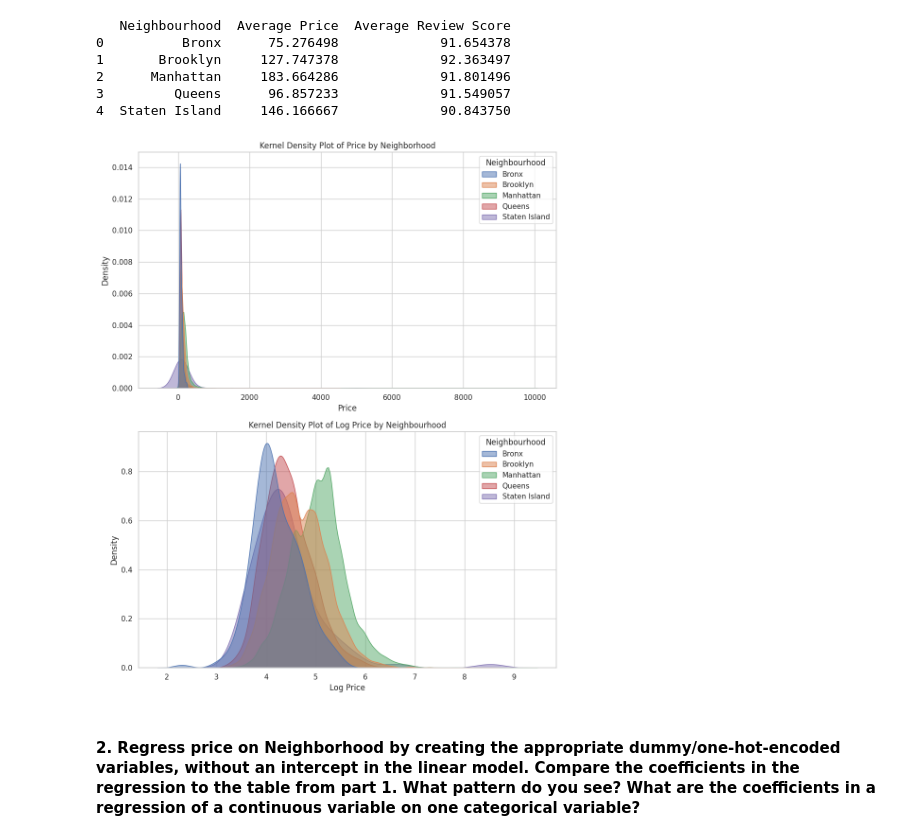
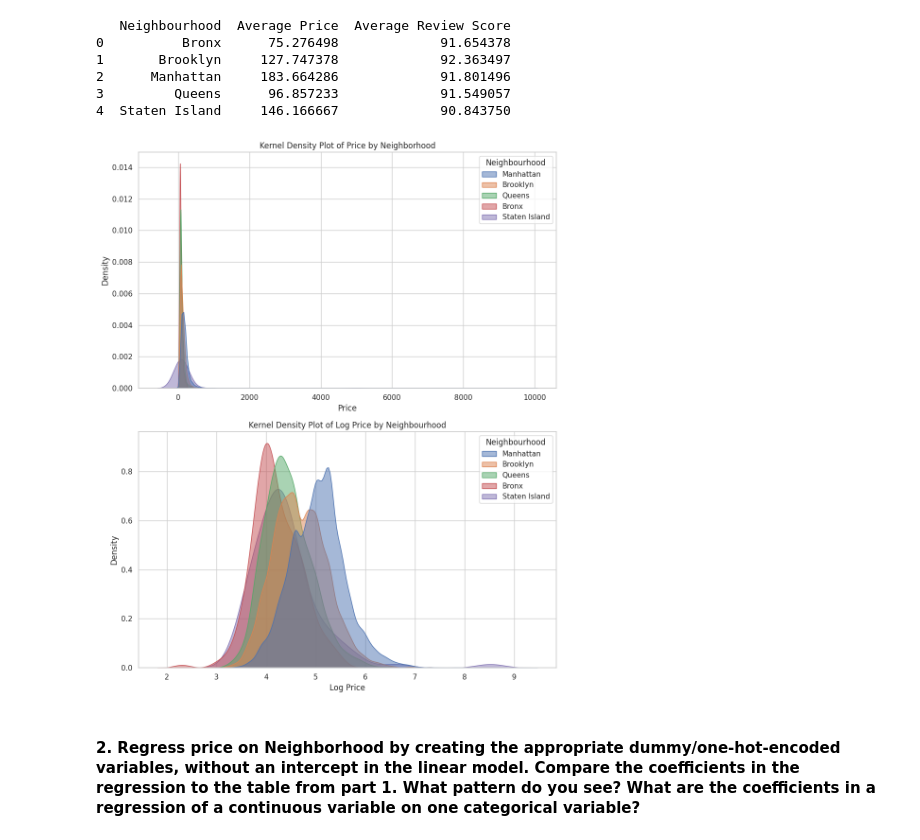
Before and after one commit to yxb8mh/DS-3021, a Jupyter notebook: 05.1_reg_data_prep/lab04.ipynb, the cells around one changed output. Cells and saved outputs as stored; diff of their text form; code cells hidden in the pictures.

```diff
--- a/05.1_reg_data_prep/lab04.ipynb
+++ b/05.1_reg_data_prep/lab04.ipynb
@@ -33,6 +35,3 @@ Index(['Price', 'Review Scores Rating', 'Neighbourhood ', 'Property Type',
 # %%
-nyc_data['Neighbourhood'] = nyc_data['Neighbourhood'].astype("category")
 nyc_data['Property Type'] = nyc_data['Property Type'].astype("category")
 nyc_data['Room Type'] = nyc_data['Room Type'].astype("category")
-# Verify conversion
-print(nyc_data.dtypes)
@@ -72,33 +64,27 @@ print(neighborhood_stats)
 # %%
 import seaborn as sns
 import matplotlib.pyplot as plt
 import numpy as np
 
-# Add a log-transformed price column
 nyc_data['Log Price'] = np.log(nyc_data['Price'])
-
-# Set the aesthetic style of the plots
-sns.set(style="whitegrid")
-
-# Create a figure with subplots
 fig, axes = plt.subplots(2, 1, figsize=(10, 12))
 
 # Kernel density plot for Price
 sns.kdeplot(data=nyc_data, x="Price", hue="Neighbourhood", fill=True, common_norm=False, alpha=0.5, ax=axes[0])
 axes[0].set_title('Kernel Density Plot of Price by Neighborhood')
 axes[0].set_xlabel('Price')
 axes[0].set_ylabel('Density')
 
 # Kernel density plot for Log Price
 sns.kdeplot(data=nyc_data, x="Log Price", hue="Neighbourhood", fill=True, common_norm=False, alpha=0.5, ax=axes[1])
 axes[1].set_title('Kernel Density Plot of Log Price by Neighbourhood')
 axes[1].set_xlabel('Log Price')
 axes[1].set_ylabel('Density')
 
 plt.tight_layout()
 plt.show()
 # %% [output]
-[figure, old version]
+[figure, new version]
 # %% [markdown]
 #### 2. Regress price on Neighborhood by creating the appropriate dummy/one-hot-encoded variables, without an intercept in the linear model. Compare the coefficients in the regression to the table from part 1. What pattern do you see? What are the coefficients in a regression of a continuous variable on one categorical variable?
 # %%
```
Also changed, not shown: parts of 26 cells of this notebook, 5 other files.
